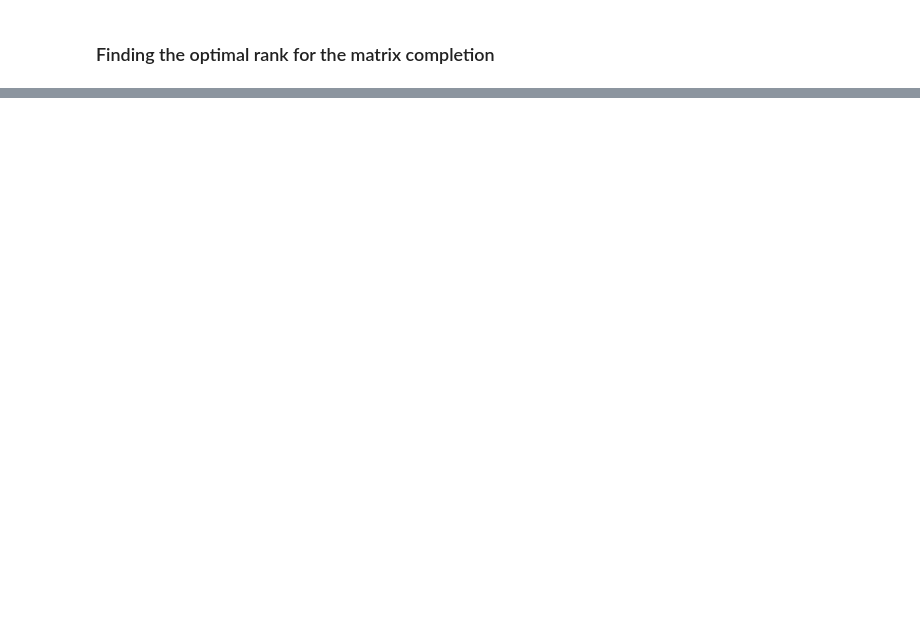
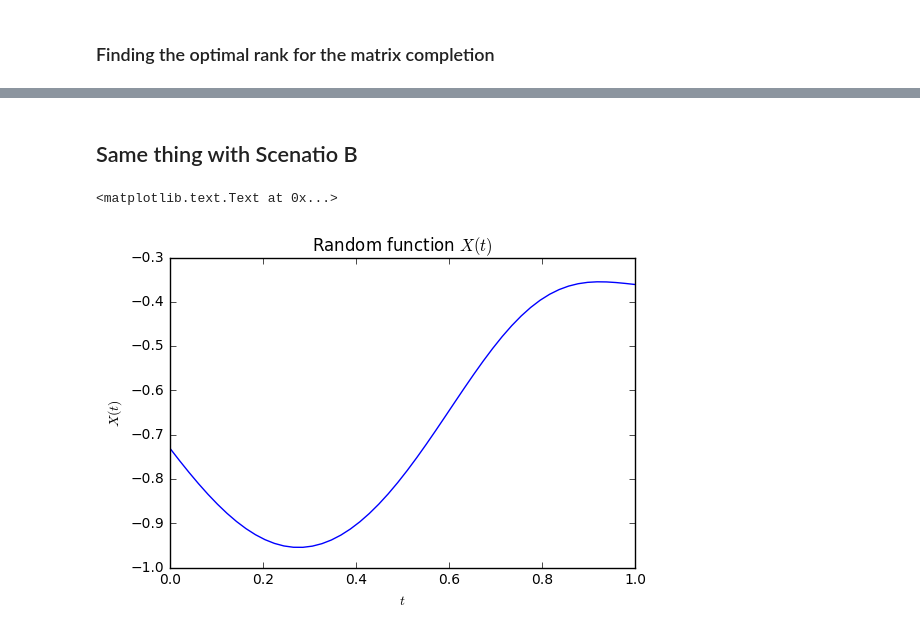
Before and after one commit to WilliamBo/MasterProject, a Jupyter notebook: CovarianceFragments.ipynb, the cells around one changed output, grey strips where cells are left out. Saved outputs shown, nothing was run; the diff lists cells and outputs as text; code cells hidden in the pictures; blank space fills up the shorter version.

```diff
--- a/CovarianceFragments.ipynb
+++ b/CovarianceFragments.ipynb
@@ -192,0 +190,10 @@ plt.ylabel('score')
+# %% [markdown]
+## Same thing with Scenatio B
+# %%
+n = 200
+r = 3
+N = 50
+delta = 0.5
+delta2 = 0.4
+t = np.linspace(0,1,N)
+sds = np.array([1.5,0.55,0.02]).reshape(r,1)
@@ -192,0 +203,21 @@ plt.ylabel('score')
+# %%
+def g(x,n):
+    if n == 0:
+        return scipy.stats.norm.pdf(x, loc = 0.5, scale = 0.6)
+    elif n == 1:
+        return scipy.stats.norm.pdf(x, loc = 0.2, scale = 0.25)
+    elif n == 2:
+        return scipy.stats.norm.pdf(x, loc = 0.8, scale = 0.2)
+    else:
+        print('Not defined')
+# %%
+def X(t,rv):
+    return np.sum(np.multiply(np.repeat(rv,N).reshape(r,N),np.array([g(t,i) for i in range(r)])),axis = 0)
+# %%
+plt.plot(t,X(t,np.random.multivariate_normal(np.zeros(r),np.diag(sds.reshape((-1,))))))
+plt.title('Random function $X(t)$')
+plt.xlabel('$t$')
+plt.ylabel('$X(t)$')
+# %% [output]
+<matplotlib.text.Text at 0x...>
+[figure, added]
```
Also changed, not shown: parts of 31 cells of this notebook.
